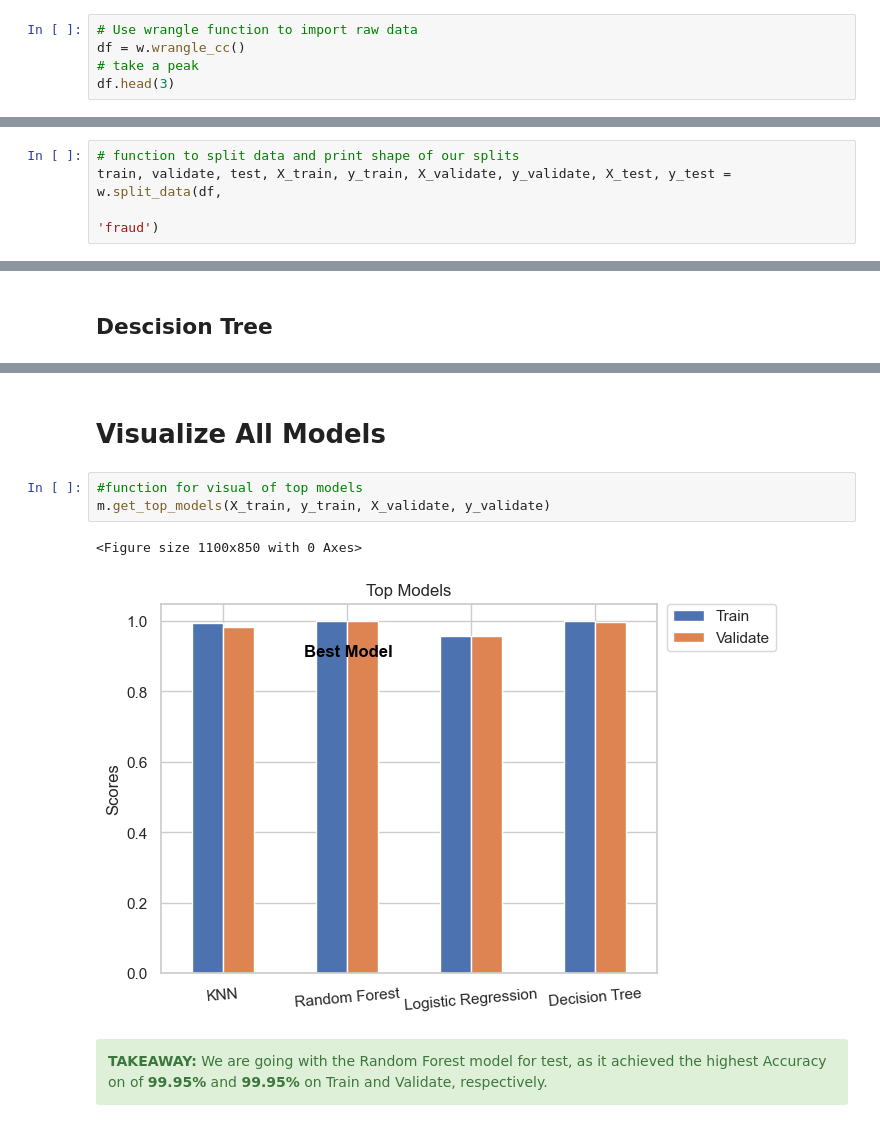
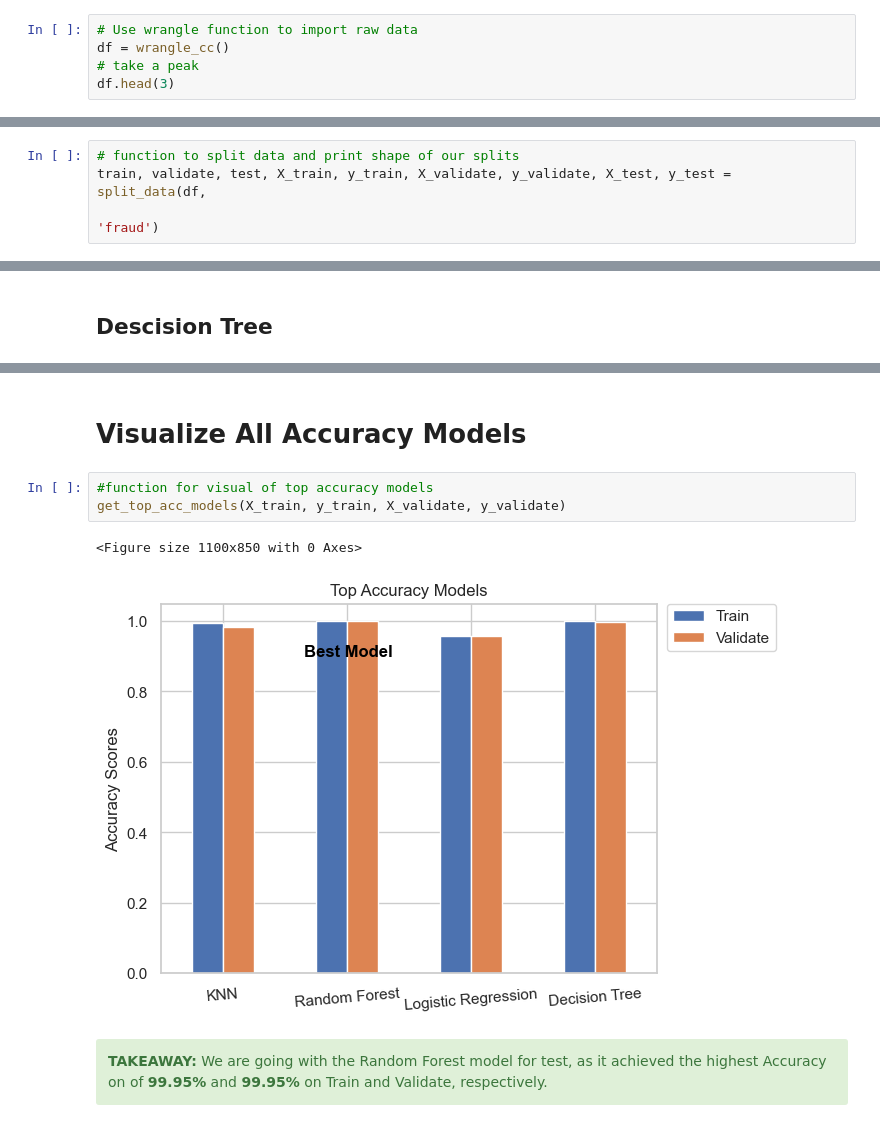
Before and after one commit to jorgellopez38/Credit-Card-Fraud, a Jupyter notebook: Final_Notebook.ipynb, the cells around one changed output, grey strips where cells are left out. Drawn from its saved outputs; the diff is of its cells as text.

```diff
--- a/Final_Notebook.ipynb
+++ b/Final_Notebook.ipynb
@@ -33,7 +20,7 @@ import model as m
 - Each column represents a feature associated with the transaction
 # %%
 # Use wrangle function to import raw data
-df = w.wrangle_cc()
+df = wrangle_cc()
 # take a peak
 df.head(3)
 # %% [output]
@@ -64,8 +51,8 @@ This will help with any questions or information on this dataset
 # Split data into train/validate/test sample dataframes
 # %%
 # function to split data and print shape of our splits
-train, validate, test, X_train, y_train, X_validate, y_validate, X_test, y_test = w.split_data(df,
-                                                                                              'fraud')
+train, validate, test, X_train, y_train, X_validate, y_validate, X_test, y_test = split_data(df,
+                                                                                            'fraud')
 # %% [output]
 train -> (560000, 8)
 validate -> (240000, 8)
@@ -220,13 +207,13 @@ Decision Tree Model
 Accuracy of Decision Tree on train: 99.88%
 Accuracy of Decision Tree on validate: 99.87%
 # %% [markdown]
-# Visualize All Models
+# Visualize All Accuracy Models
 # %%
-#function for visual of top models
-m.get_top_models(X_train, y_train, X_validate, y_validate)
+#function for visual of top accuracy models
+get_top_acc_models(X_train, y_train, X_validate, y_validate)
 # %% [output]
 <Figure size 1100x850 with 0 Axes>
-[figure, old version]
+[figure, new version]
 # %% [markdown]
 <div class="alert alert-success" role="alert">
     <B>TAKEAWAY:</B> We are going with the Random Forest model for test, as it achieved the highest Accuracy on of <b>99.95%</b> and <b>99.95%</b> on Train and Validate, respectively.
```
Also changed, not shown: parts of 28 cells of this notebook.
